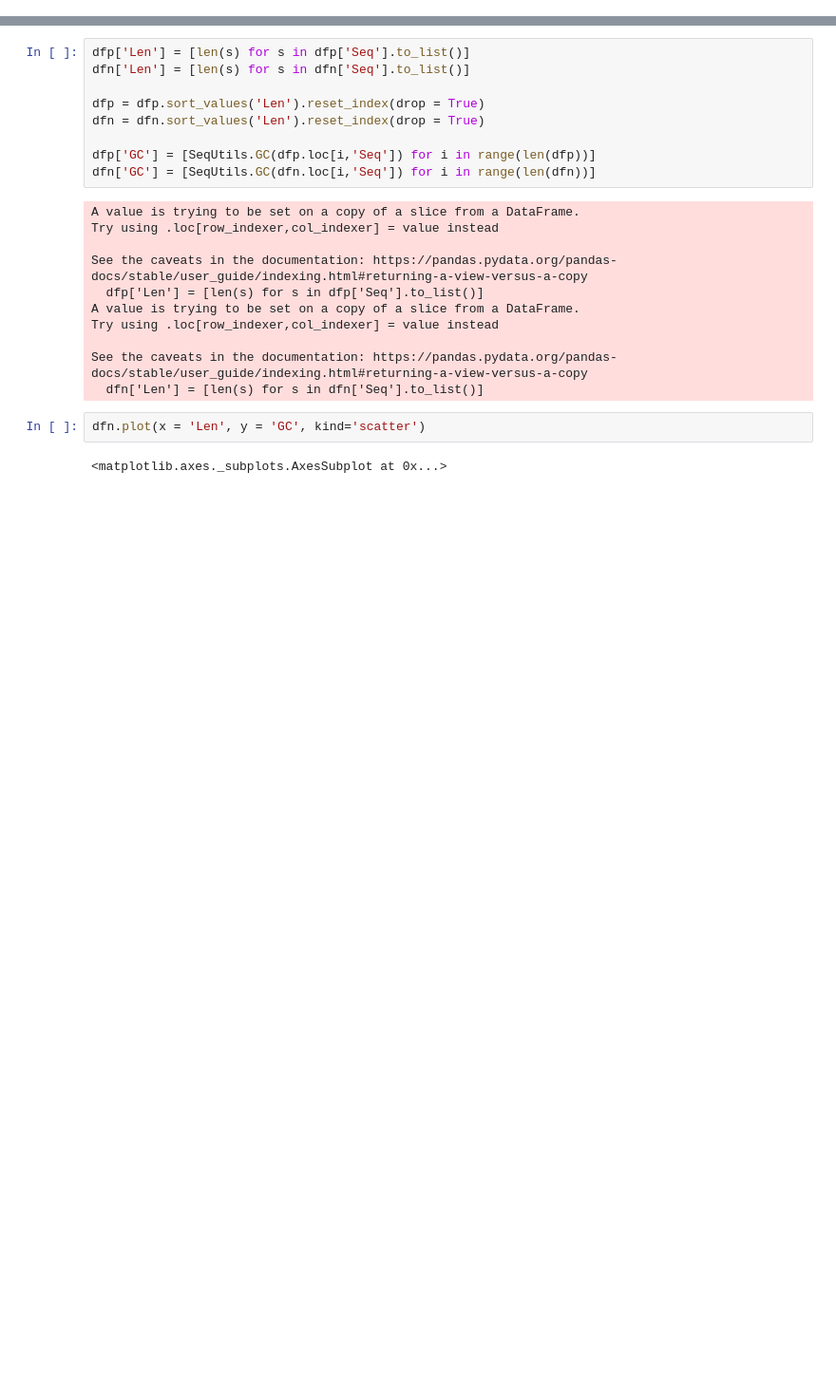
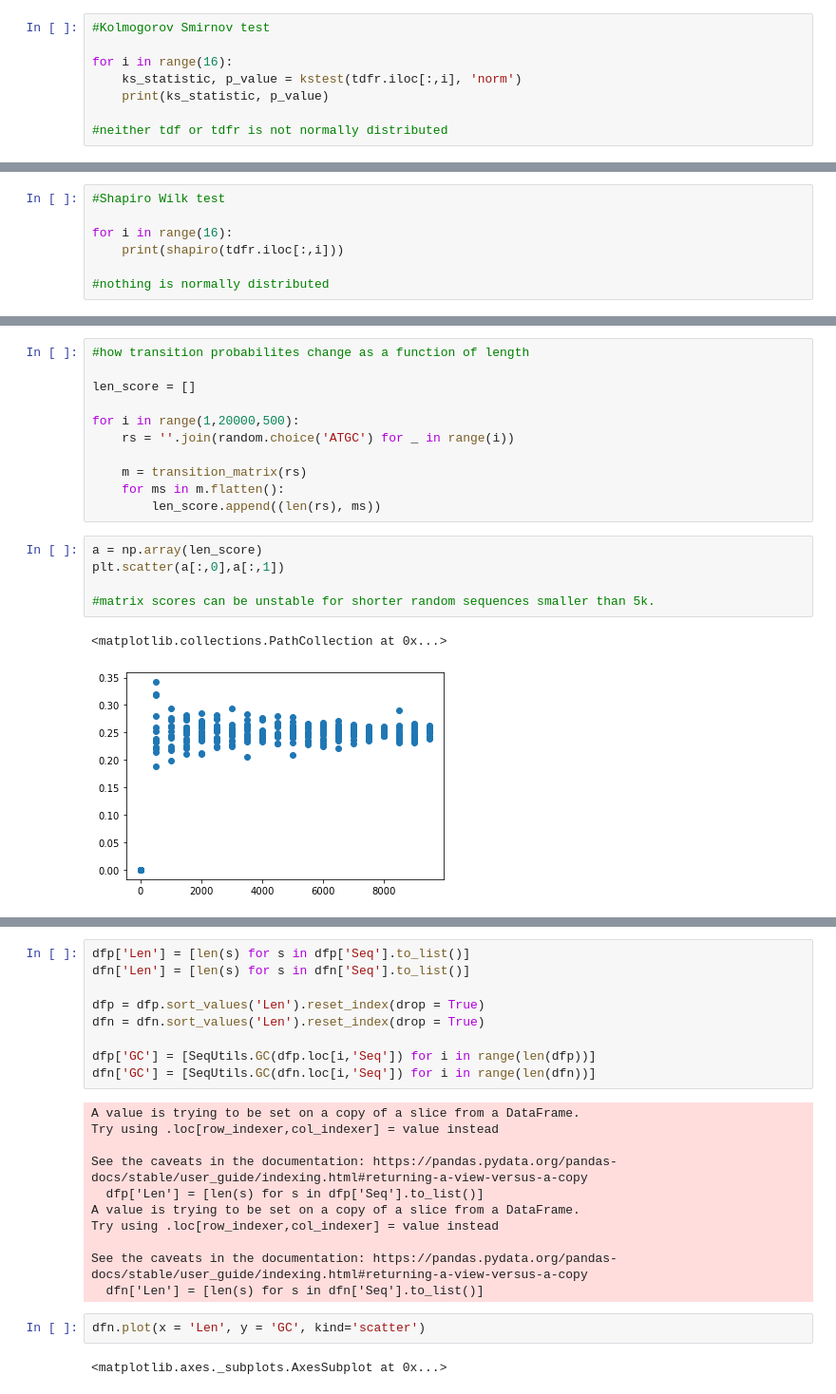
Before and after one commit to DeadlineWasYesterday/V-Classifier, a Jupyter notebook: Ele Finder 1.ipynb, the cells around one changed output, grey strips where cells are left out. Shown at 95% size. Cells and saved outputs as stored; diff of their text form; blank space fills up the shorter version.

```diff
--- a/Ele Finder 1.ipynb
+++ b/Ele Finder 1.ipynb
@@ -7,0 +157,8 @@ Looking at stats
+# %%
+#Kolmogorov Smirnov test
+
+for i in range(16):
+    ks_statistic, p_value = kstest(tdfr.iloc[:,i], 'norm')
+    print(ks_statistic, p_value)
+
+#neither tdf or tdfr is not normally distributed
@@ -7,0 +182,7 @@ Looking at stats
+# %%
+#Shapiro Wilk test
+
+for i in range(16):
+    print(shapiro(tdfr.iloc[:,i]))
+
+#nothing is normally distributed
@@ -7,0 +206,19 @@ Looking at stats
+# %%
+#how transition probabilites change as a function of length
+
+len_score = []
+
+for i in range(1,20000,500):
+    rs = ''.join(random.choice('ATGC') for _ in range(i))
+
+    m = transition_matrix(rs)
+    for ms in m.flatten():
+        len_score.append((len(rs), ms))
+# %%
+a = np.array(len_score)
+plt.scatter(a[:,0],a[:,1])
+
+#matrix scores can be unstable for shorter random sequences smaller than 5k.
+# %% [output]
+<matplotlib.collections.PathCollection at 0x...>
+[figure, added]
```
Also changed, not shown: parts of 30 cells of this notebook, 8 other files.
